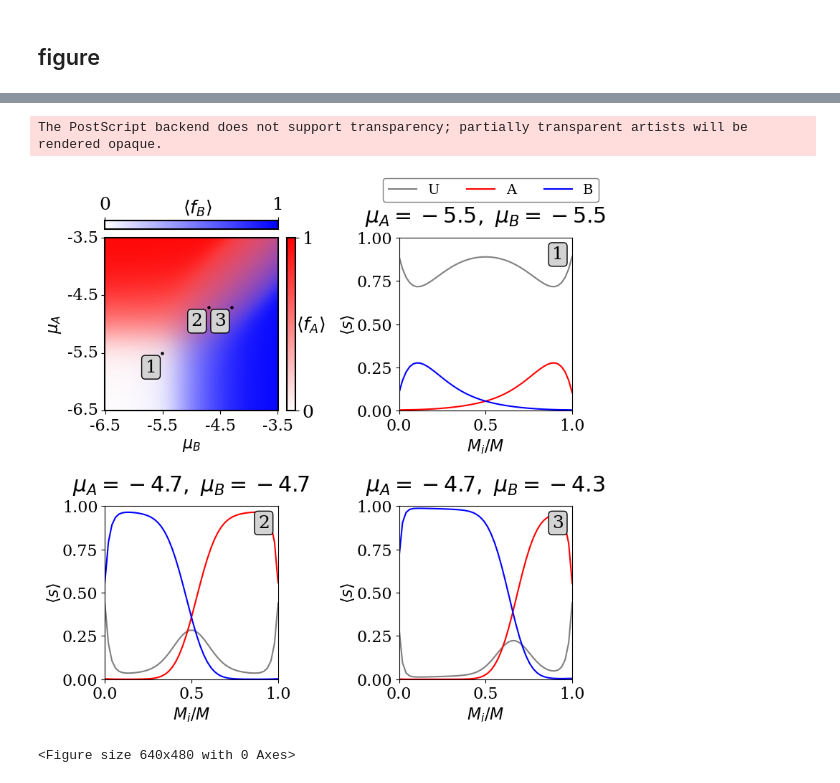
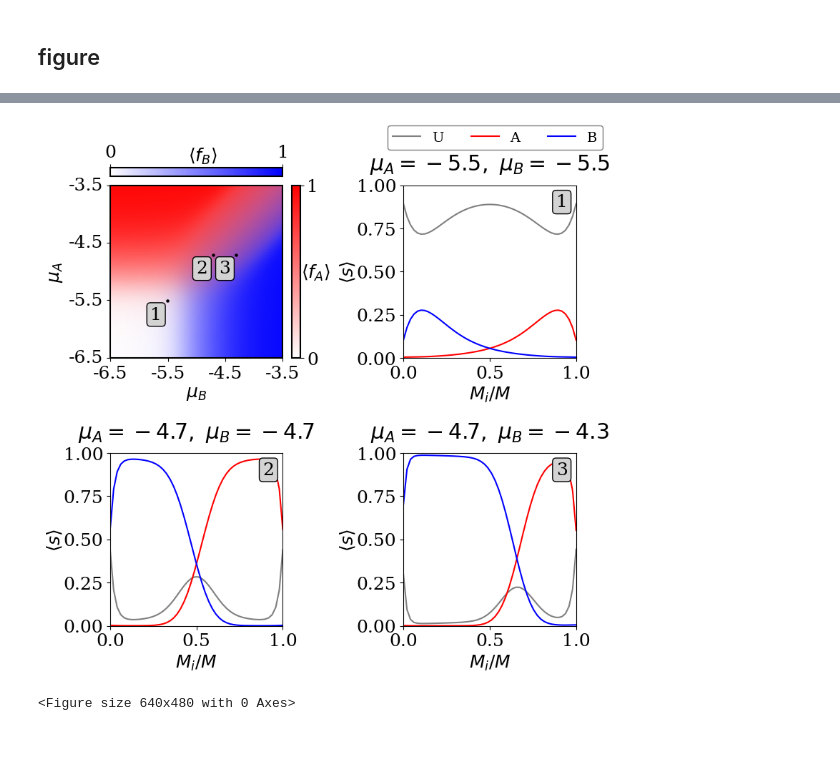
Before and after one commit to tmhabte/wlcsim_membrane, a Jupyter notebook: binder_diblock/alt_bindaff_paper_figs.ipynb, the cells around one changed output, grey strips where cells are left out. Cells and saved outputs as stored; diff of their text form; code cells hidden in the pictures; blank space fills up the shorter version.

```diff
--- a/binder_diblock/alt_bindaff_paper_figs.ipynb
+++ b/binder_diblock/alt_bindaff_paper_figs.ipynb
@@ -620,7 +1254,7 @@ vmax=1
 # First heatmap
 hm1 = sns.heatmap(fb_mat, linewidth=0.0, cmap=blue_cmap,
                   xticklabels=mu2_array, yticklabels=mu1_array,
-                  cbar=False, square=True, ax=ax, vmin=vmin, vmax=vmax)
+                  cbar=False, square=True, ax=ax, vmin=vmin, vmax=vmax, rasterized=True)
 # pos = ax.get_position()  # get the position of the axes in figure coordinates
 # rect = patches.Rectangle((pos.x0, pos.y0), pos.width, pos.height,
 #                          linewidth=1.5, edgecolor='black', facecolor='none',
@@ -657,7 +1291,7 @@ cb1.ax.text(.45, 1.25, r'$ \langle f_B \rangle $',
 # Second heatmap (overlayed)
 hm2 = sns.heatmap(fa_mat, linewidth=0.0, cmap=red_cmap,
                   xticklabels=np.round(mu2_array, 3), yticklabels=np.round(mu1_array,3),
-                  cbar=False, square=True, ax=ax, vmin=vmin, vmax=vmax)
+                  cbar=False, square=True, ax=ax, vmin=vmin, vmax=vmax, rasterized=True)
 
 # # Manually add colorbar 2
 # cax2 = inset_axes(ax, width="100%", height="5%", loc='upper right',
@@ -916,37 +1550,37 @@ fig.legend(handles, labels,
            fontsize=14)
 
 # Add "1" inside ax2 (top-right)
 ax2.text(0.95, 0.95, "1", transform=ax2.transAxes,
          fontsize=fontsize, color='black',
          ha='right', va='top',
          bbox=dict(boxstyle="round,pad=0.2", fc="lightgray", ec="black"))
 
 # Add "2" inside ax3 (bottom-left)
 ax3.text(0.95, 0.95, "2", transform=ax3.transAxes,
 
          fontsize=fontsize, color='black',
          ha='right', va='top',
          bbox=dict(boxstyle="round,pad=0.2", fc="lightgray", ec="black"))
 
 # Add "3" inside ax4 (bottom-right)
 ax4.text(0.95, 0.95, "3", transform=ax4.transAxes,
          fontsize=fontsize, color='black',
          ha='right', va='top',
          bbox=dict(boxstyle="round,pad=0.2", fc="lightgray", ec="black"))
 # plt.show()
 ax2.set_aspect('equal')
 ax3.set_aspect('equal')
 ax4.set_aspect('equal')
 
-plt.savefig('bindingmap_fig3_ALT.eps', format='eps')
+# plt.savefig('bindingmap_fig3_ALT.eps', format='eps')
 # plt.savefig('bingingmap_fig3.pdf', format='pdf')
 
-plt.savefig('bindingmap_fig3_ALT.png')
+# plt.savefig('bindingmap_fig3_ALT.png')
+plt.savefig('bindingmap_fig3_ALT.pdf', format = "pdf")
 
 plt.show()
 # %% [output]
-The PostScript backend does not support transparency; partially transparent artists will be rendered opaque.
-[figure, old version]
+[figure, new version]
 # %%
 plt.savefig('bingingmap_fig3_ALT.png')
 # %% [output]
```
Also changed, not shown: parts of 18 cells of this notebook.
